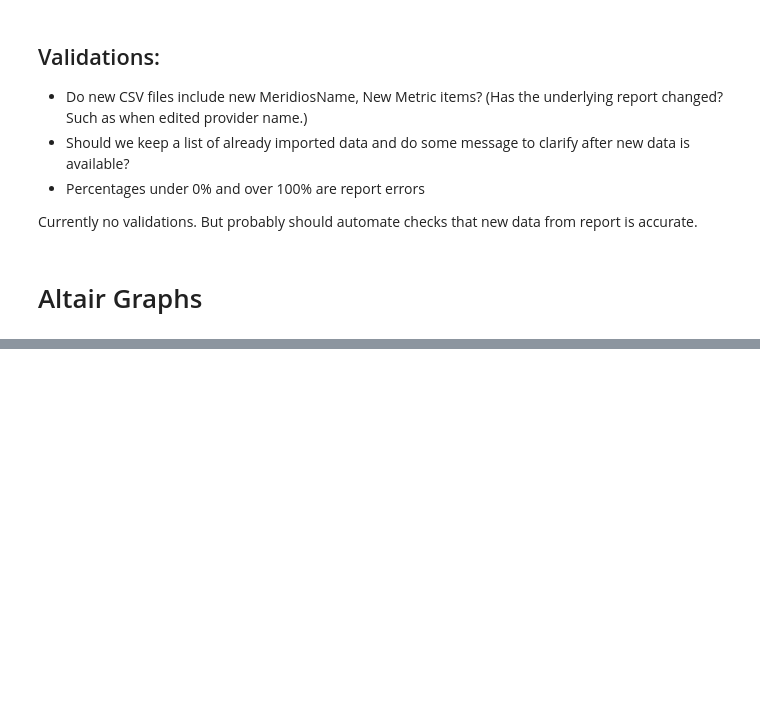
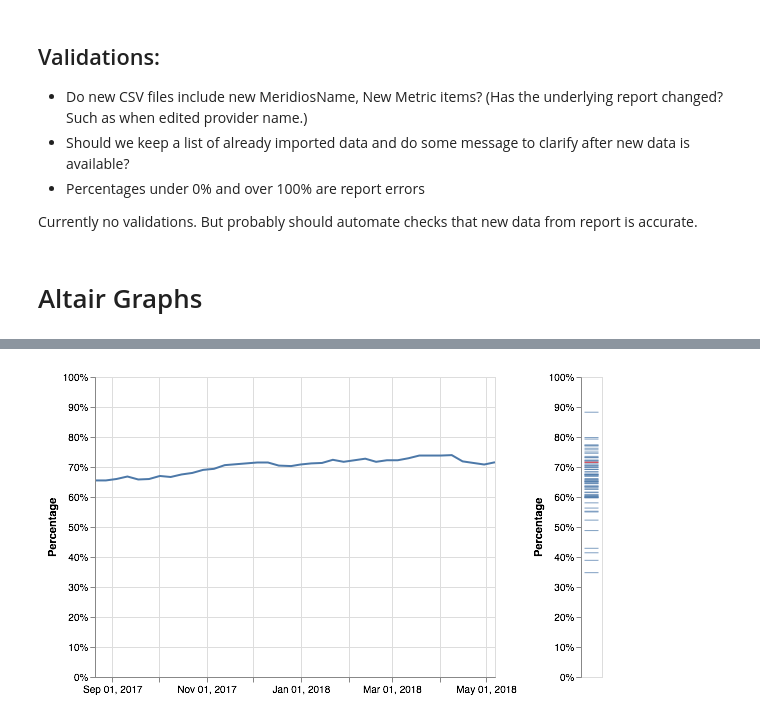
Before and after one commit to crystelsherlock/quality-data, a Jupyter notebook: quality-data.ipynb, the cells around one changed output, grey strips where cells are left out. Saved outputs shown, nothing was run; the diff lists cells and outputs as text; code cells hidden in the pictures; blank space fills up the shorter version.

Commit message:
Updated Altair Graphs
Strip Plot hConcat with Line Chart

```diff
--- a/quality-data.ipynb
+++ b/quality-data.ipynb
@@ -143,0 +163,40 @@ newdf
+# %%
+metric = 'Mammogram'
+type = 'Individual'
+name = 'Jonathan Ploudre'
+
+current_date = max(df['Date'])
+current_metric = df[(df['Metric']==metric) &
+                         (df['Type']==type) &
+                   (df['Date']==current_date)]
+
+fcn_current_strip_chart = alt.Chart(current_metric
+    ).mark_tick(
+    ).encode(
+        alt.Y('Percentage:Q', axis=alt.Axis(format="%")),
+    )
+
+provider_highlight_strip = alt.Chart(current_metric
+    ).mark_tick(
+    color='red',
+    ).transform_filter(
+    alt.FieldEqualPredicate(field='Name', equal=name)
+    ).encode(
+        alt.Y('Percentage:Q',
+              axis=alt.Axis(format="%"),
+              scale=alt.Scale(domain=(0, 1))),
+    )
+
+progress_line = alt.Chart(df[(df['Metric']==metric) &
+                         (df['Type']==type) &
+                         (df['Name']==name)]
+    ).mark_line(
+    ).encode(
+        alt.X('Date:T', title=""),
+        alt.Y('Percentage:Q', axis=alt.Axis(format="%"),
+              scale=alt.Scale(domain=(0, 1))),
+    )
+
+progress_line | (fcn_current_strip_chart + provider_highlight_strip)
+# %% [output]
+[figure, added]
```
Also changed, not shown: parts of 3 cells of this notebook, 21 other files.
